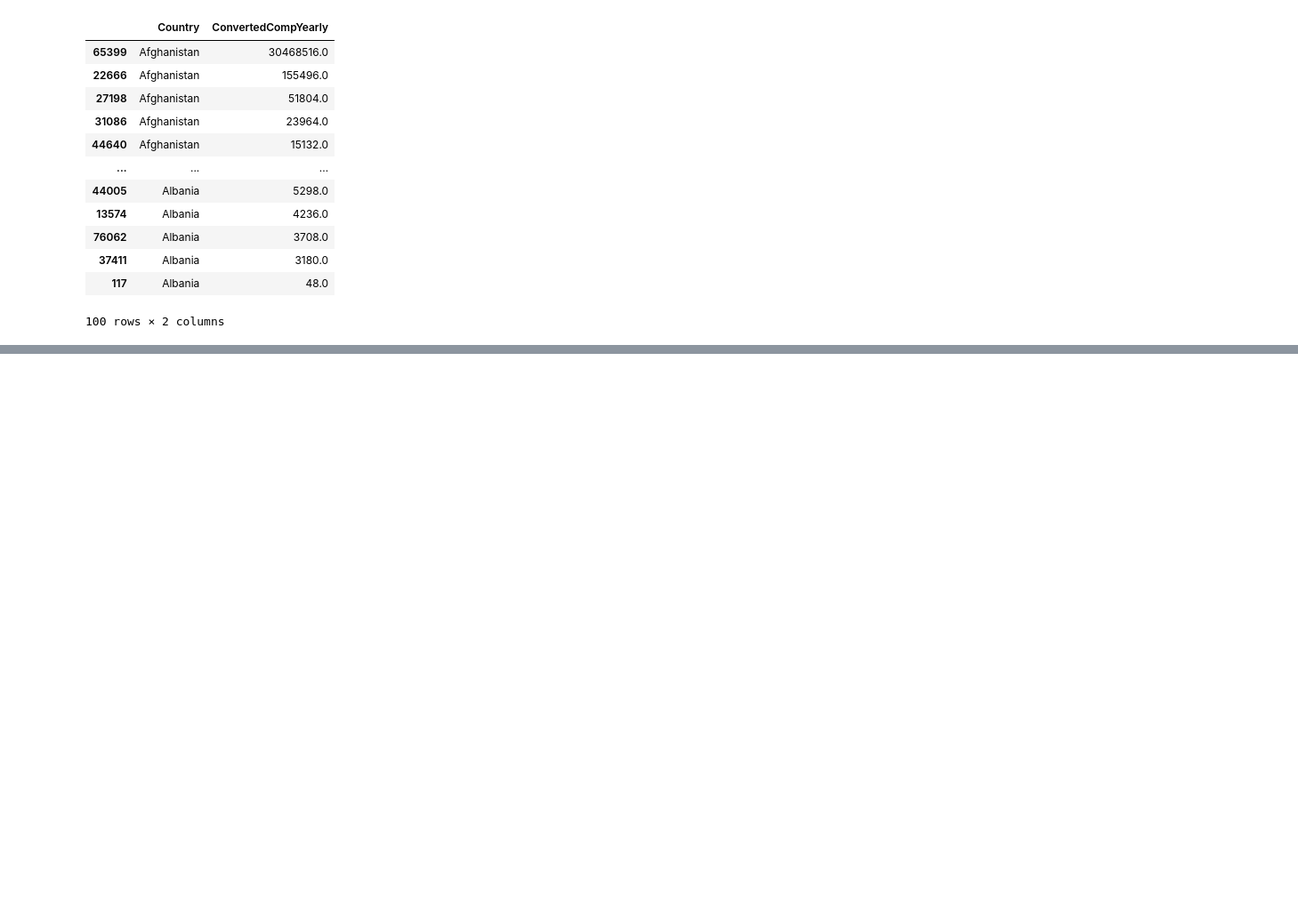
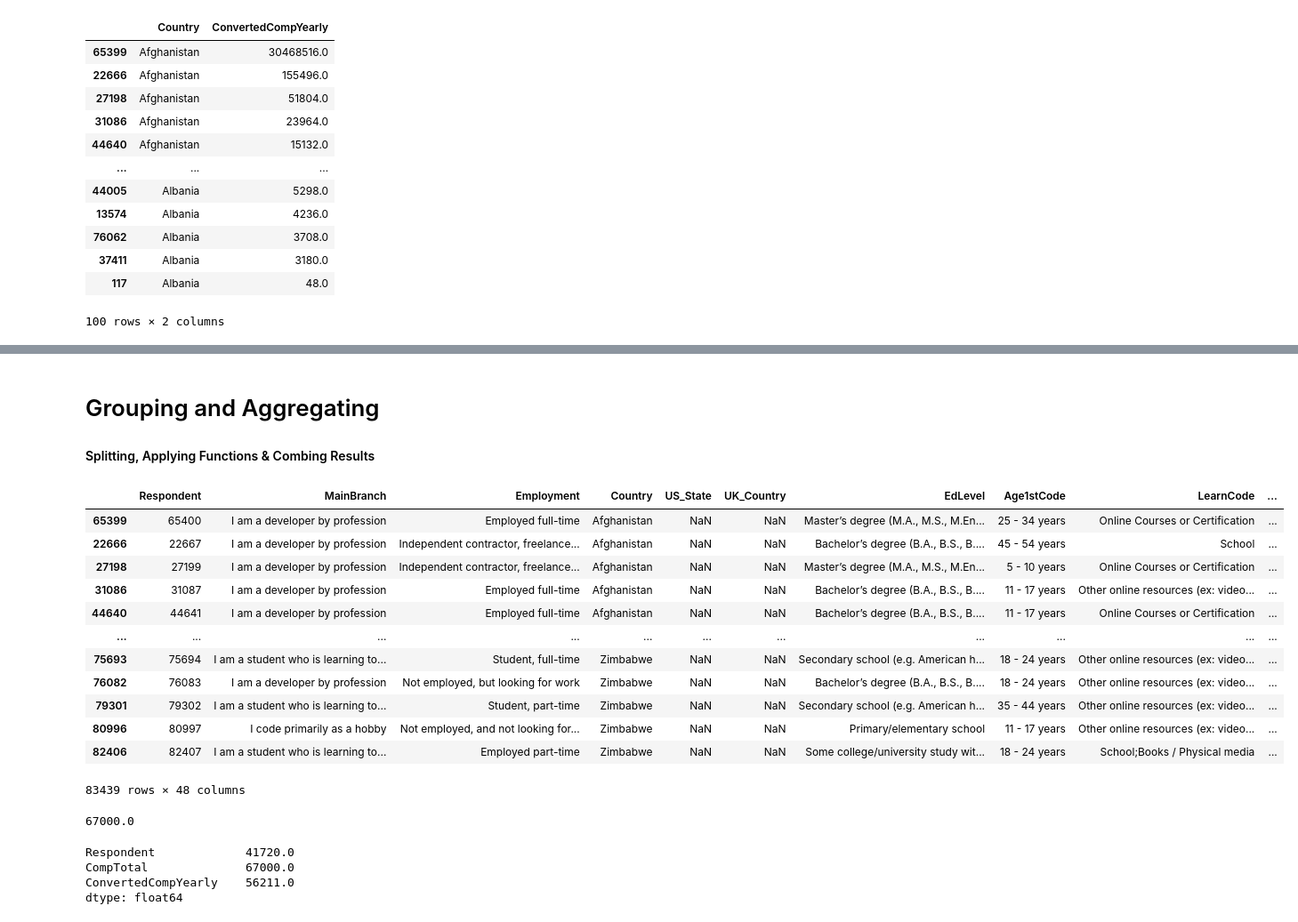
Before and after one commit to NoumanHere/Pandas, a Jupyter notebook: Pandas Demo.ipynb, the cells around one changed output, grey strips where cells are left out. Shown: that part at 89% size. Cells and saved outputs as stored; diff of their text form; code cells hidden in the pictures; blank space fills up the shorter version.

Commit message:
Practice on Aggregating

```diff
--- a/Pandas Demo.ipynb
+++ b/Pandas Demo.ipynb
@@ -497,3 +497,33 @@ df.loc[filt,'Age']
 52251    45-54 years old
 64283    25-34 years old
 Name: Age, Length: 52, dtype: object
+# %% [markdown]
+# Grouping and Aggregating
+#### Splitting, Applying Functions & Combing Results
+# %%
+df
+# %% [output]
+|  | Respondent | MainBranch | Employment | Country | US_State | UK_Country | EdLevel | Age1stCode | LearnCode | ... |
+| 65399 | 65400 | I am a developer by profession | Employed full-time | Afghanistan | NaN | NaN | Master’s degree (M.A., M.S., M.En... | 25 - 34 years | Online Courses or Certification | ... |
+| 22666 | 22667 | I am a developer by profession | Independent contractor, freelance... | Afghanistan | NaN | NaN | Bachelor’s degree (B.A., B.S., B.... | 45 - 54 years | School | ... |
+| 27198 | 27199 | I am a developer by profession | Independent contractor, freelance... | Afghanistan | NaN | NaN | Master’s degree (M.A., M.S., M.En... | 5 - 10 years | Online Courses or Certification | ... |
+| 31086 | 31087 | I am a developer by profession | Employed full-time | Afghanistan | NaN | NaN | Bachelor’s degree (B.A., B.S., B.... | 11 - 17 years | Other online resources (ex: video... | ... |
+| 44640 | 44641 | I am a developer by profession | Employed full-time | Afghanistan | NaN | NaN | Bachelor’s degree (B.A., B.S., B.... | 11 - 17 years | Online Courses or Certification | ... |
+| ... | ... | ... | ... | ... | ... | ... | ... | ... | ... | ... |
+| 75693 | 75694 | I am a student who is learning to... | Student, full-time | Zimbabwe | NaN | NaN | Secondary school (e.g. American h... | 18 - 24 years | Other online resources (ex: video... | ... |
+| 76082 | 76083 | I am a developer by profession | Not employed, but looking for work | Zimbabwe | NaN | NaN | Bachelor’s degree (B.A., B.S., B.... | 18 - 24 years | Other online resources (ex: video... | ... |
+| 79301 | 79302 | I am a student who is learning to... | Student, part-time | Zimbabwe | NaN | NaN | Secondary school (e.g. American h... | 35 - 44 years | Other online resources (ex: video... | ... |
+| 80996 | 80997 | I code primarily as a hobby | Not employed, and not looking for... | Zimbabwe | NaN | NaN | Primary/elementary school | 11 - 17 years | Other online resources (ex: video... | ... |
+| 82406 | 82407 | I am a student who is learning to... | Employed part-time | Zimbabwe | NaN | NaN | Some college/university study wit... | 18 - 24 years | School;Books / Physical media | ... |
+83439 rows × 48 columns
+# %%
+df['CompTotal'].median()
+# %% [output]
+67000.0
+# %%
+df.median()
+# %% [output]
+Respondent             41720.0
+CompTotal              67000.0
+ConvertedCompYearly    56211.0
+dtype: float64
```
Also changed, not shown: parts of 28 cells of this notebook.
